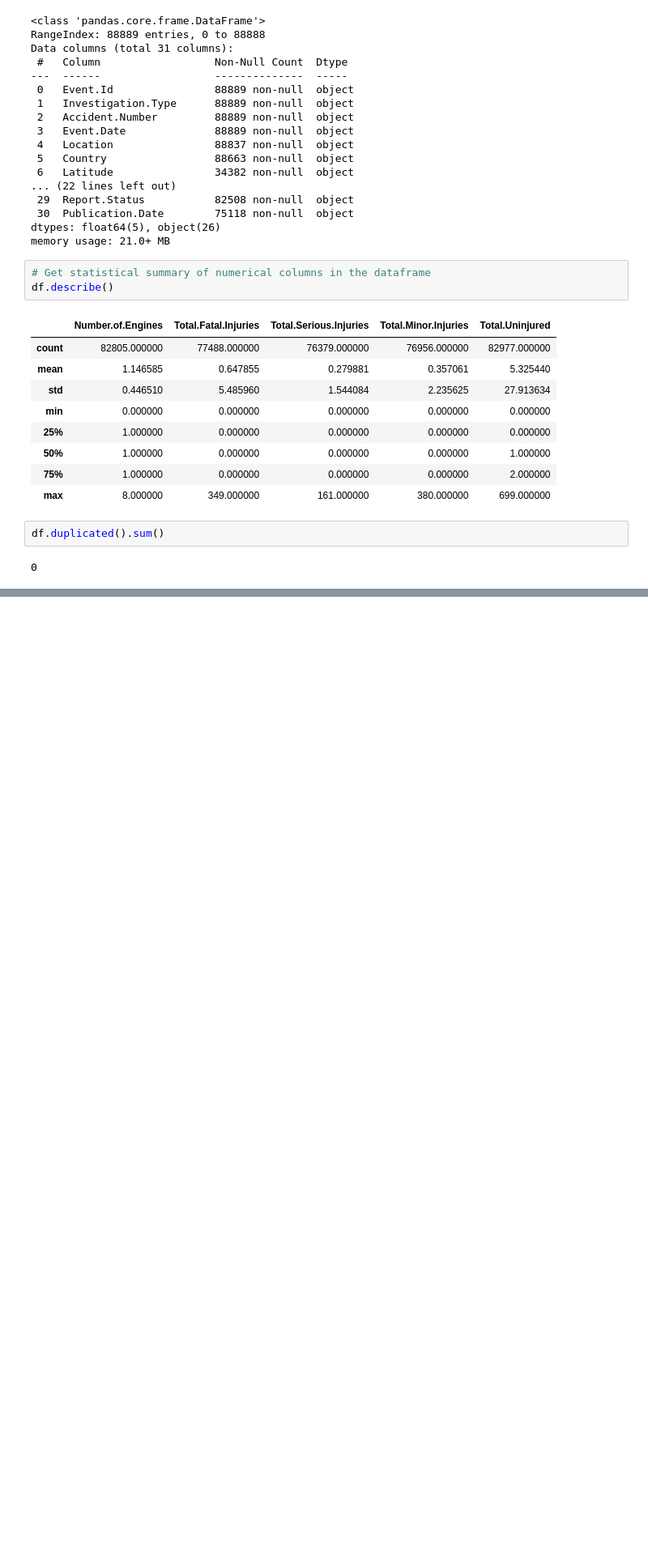
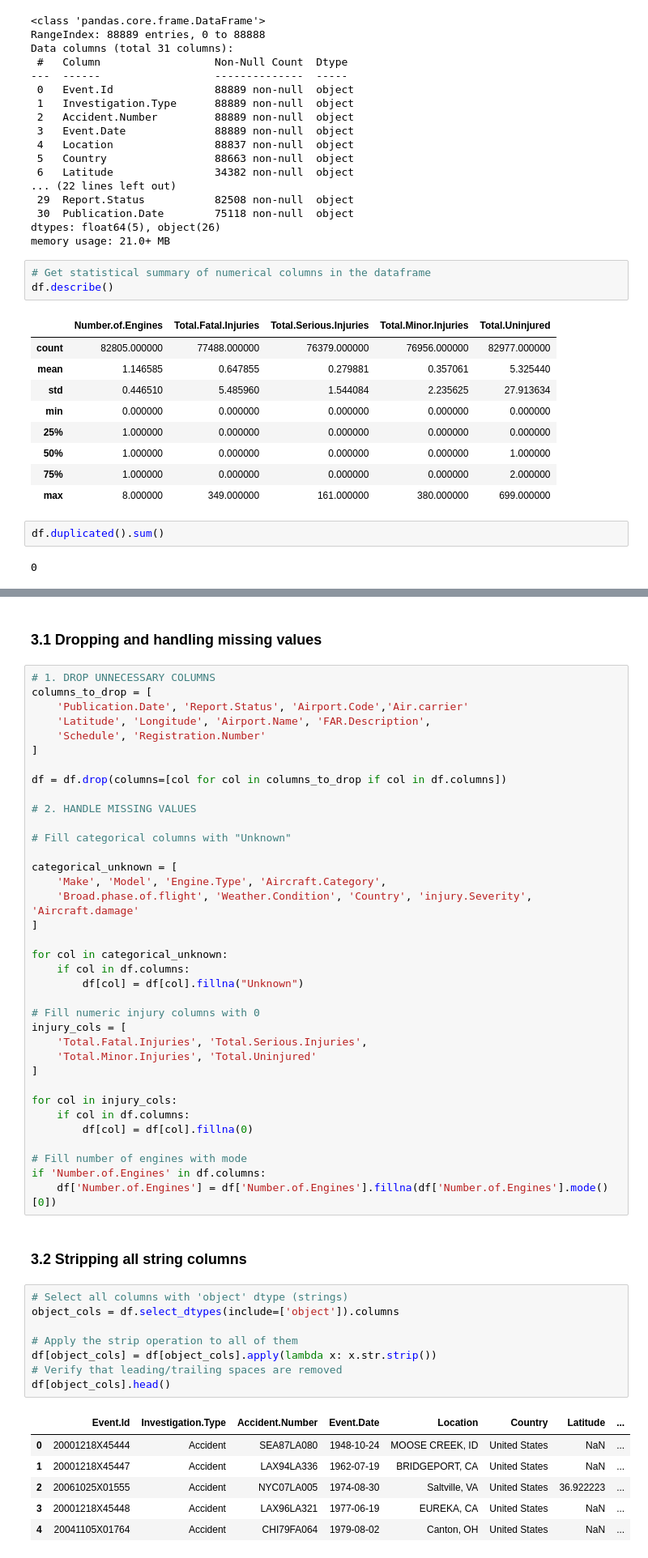
Before and after one commit to chepbree/aircraft_analysis, a Jupyter notebook: aviation.ipynb, the cells around one changed output, grey strips where cells are left out. Shown: that part at 81% size. Drawn from its saved outputs; the diff is of its cells as text; blank space fills up the shorter version.

```diff
--- a/aviation.ipynb
+++ b/aviation.ipynb
@@ -95,0 +113,55 @@ dtype: int64
+# %% [markdown]
+### 3.1 Dropping and handling missing values
+# %%
+# 1. DROP UNNECESSARY COLUMNS
+columns_to_drop = [
+    'Publication.Date', 'Report.Status', 'Airport.Code','Air.carrier'
+    'Latitude', 'Longitude', 'Airport.Name', 'FAR.Description',
+    'Schedule', 'Registration.Number'
+]
+
+df = df.drop(columns=[col for col in columns_to_drop if col in df.columns])
+
+# 2. HANDLE MISSING VALUES
+
+# Fill categorical columns with "Unknown"
+
+categorical_unknown = [
+    'Make', 'Model', 'Engine.Type', 'Aircraft.Category',
+    'Broad.phase.of.flight', 'Weather.Condition', 'Country', 'injury.Severity', 'Aircraft.damage'
+]
+
+for col in categorical_unknown:
+    if col in df.columns:
+        df[col] = df[col].fillna("Unknown")
+
+# Fill numeric injury columns with 0
+injury_cols = [
+    'Total.Fatal.Injuries', 'Total.Serious.Injuries',
+    'Total.Minor.Injuries', 'Total.Uninjured'
+]
+
+for col in injury_cols:
+    if col in df.columns:
+        df[col] = df[col].fillna(0)
+
+# Fill number of engines with mode
+if 'Number.of.Engines' in df.columns:
+    df['Number.of.Engines'] = df['Number.of.Engines'].fillna(df['Number.of.Engines'].mode()[0])
+# %% [markdown]
+### 3.2 Stripping all string columns
+# %%
+# Select all columns with 'object' dtype (strings)
+object_cols = df.select_dtypes(include=['object']).columns
+
+# Apply the strip operation to all of them
+df[object_cols] = df[object_cols].apply(lambda x: x.str.strip())
+# Verify that leading/trailing spaces are removed
+df[object_cols].head()
+# %% [output]
+|  | Event.Id | Investigation.Type | Accident.Number | Event.Date | Location | Country | Latitude | ... |
+| 0 | 20001218X45444 | Accident | SEA87LA080 | 1948-10-24 | MOOSE CREEK, ID | United States | NaN | ... |
+| 1 | 20001218X45447 | Accident | LAX94LA336 | 1962-07-19 | BRIDGEPORT, CA | United States | NaN | ... |
+| 2 | 20061025X01555 | Accident | NYC07LA005 | 1974-08-30 | Saltville, VA | United States | 36.922223 | ... |
+| 3 | 20001218X45448 | Accident | LAX96LA321 | 1977-06-19 | EUREKA, CA | United States | NaN | ... |
+| 4 | 20041105X01764 | Accident | CHI79FA064 | 1979-08-02 | Canton, OH | United States | NaN | ... |
```
Also changed, not shown: parts of 11 cells of this notebook.
